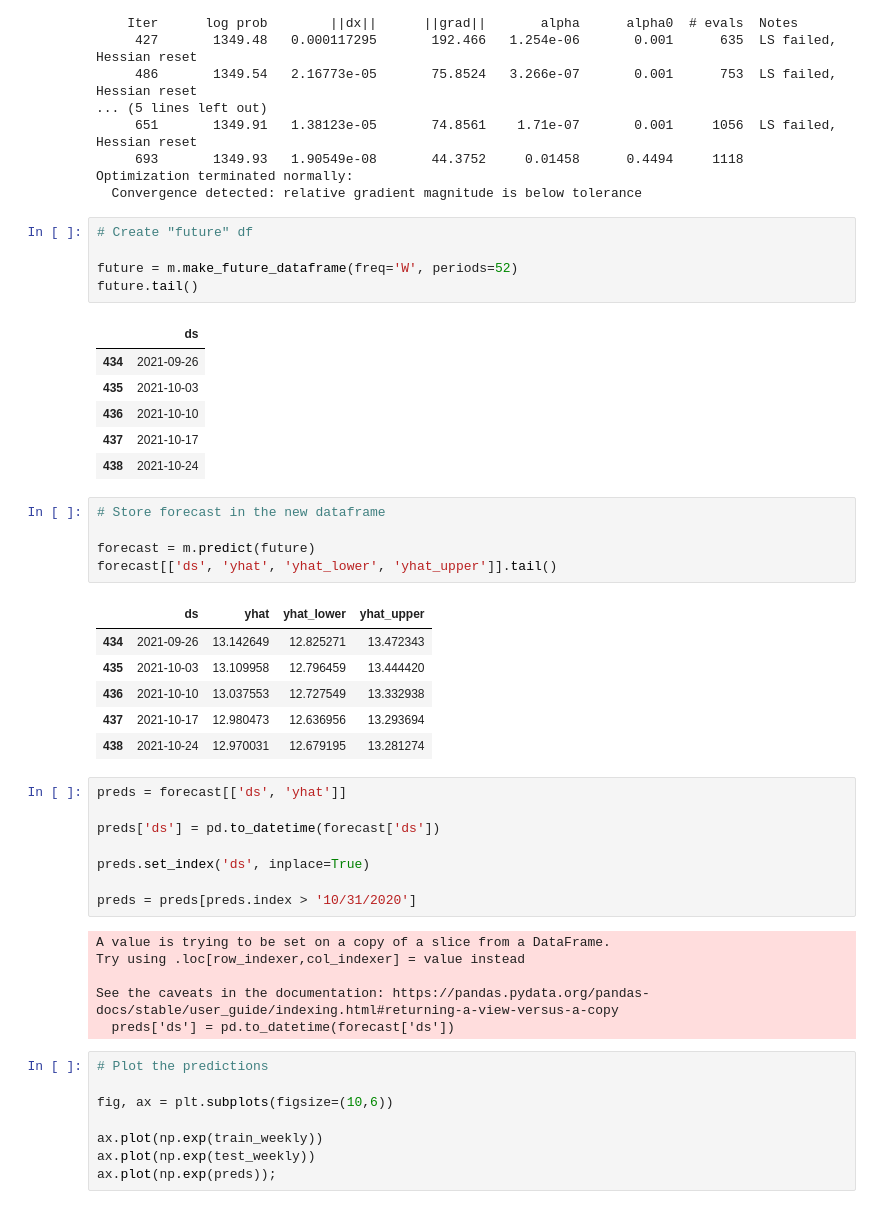
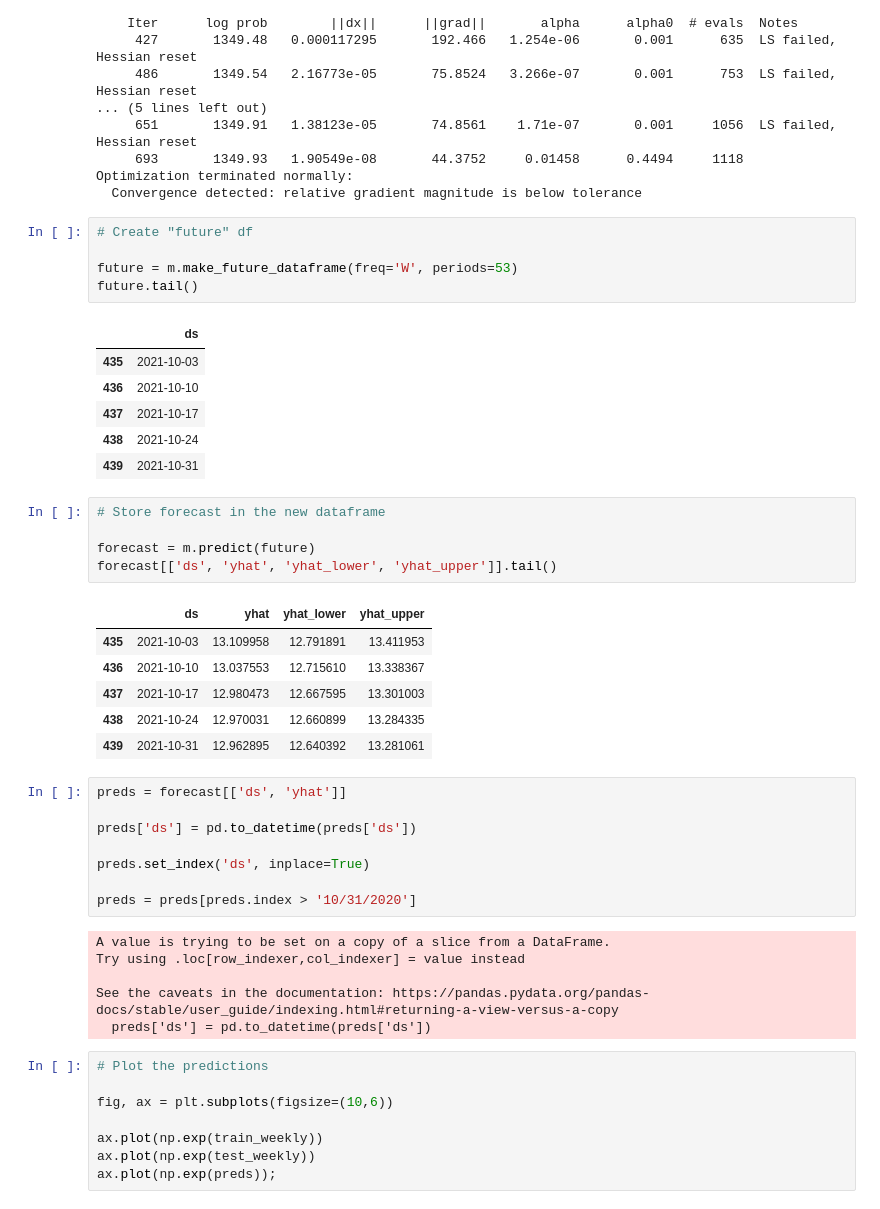
Before and after one commit to marvelje/citibike_ridership_project, a Jupyter notebook: support_notebooks/prophet_model.ipynb, the cells around one changed output. Cells and saved outputs as stored; diff of their text form.

```diff
--- a/support_notebooks/prophet_model.ipynb
+++ b/support_notebooks/prophet_model.ipynb
@@ -107,15 +110,15 @@ Optimization terminated normally:
 # %%
 # Create "future" df
 
-future = m.make_future_dataframe(freq='W', periods=52)
+future = m.make_future_dataframe(freq='W', periods=53)
 future.tail()
 # %% [output]
 |  | ds |
-| 434 | 2021-09-26 |
 | 435 | 2021-10-03 |
 | 436 | 2021-10-10 |
 | 437 | 2021-10-17 |
 | 438 | 2021-10-24 |
+| 439 | 2021-10-31 |
 # %%
 # Store forecast in the new dataframe
 
@@ -123,15 +126,15 @@ forecast = m.predict(future)
 forecast[['ds', 'yhat', 'yhat_lower', 'yhat_upper']].tail()
 # %% [output]
 |  | ds | yhat | yhat_lower | yhat_upper |
-| 434 | 2021-09-26 | 13.142649 | 12.825271 | 13.472343 |
-| 435 | 2021-10-03 | 13.109958 | 12.796459 | 13.444420 |
-| 436 | 2021-10-10 | 13.037553 | 12.727549 | 13.332938 |
-| 437 | 2021-10-17 | 12.980473 | 12.636956 | 13.293694 |
-| 438 | 2021-10-24 | 12.970031 | 12.679195 | 13.281274 |
+| 435 | 2021-10-03 | 13.109958 | 12.791891 | 13.411953 |
+| 436 | 2021-10-10 | 13.037553 | 12.715610 | 13.338367 |
+| 437 | 2021-10-17 | 12.980473 | 12.667595 | 13.301003 |
+| 438 | 2021-10-24 | 12.970031 | 12.660899 | 13.284335 |
+| 439 | 2021-10-31 | 12.962895 | 12.640392 | 13.281061 |
 # %%
 preds = forecast[['ds', 'yhat']]
 
-preds['ds'] = pd.to_datetime(forecast['ds'])
+preds['ds'] = pd.to_datetime(preds['ds'])
 
 preds.set_index('ds', inplace=True)
 
@@ -141,7 +144,7 @@ A value is trying to be set on a copy of a slice from a DataFrame.
 Try using .loc[row_indexer,col_indexer] = value instead
 
 See the caveats in the documentation: https://pandas.pydata.org/pandas-docs/stable/user_guide/indexing.html#returning-a-view-versus-a-copy
-  preds['ds'] = pd.to_datetime(forecast['ds'])
+  preds['ds'] = pd.to_datetime(preds['ds'])
 # %%
 # Plot the predictions
 
```
Also changed, not shown: parts of 8 cells of this notebook.
